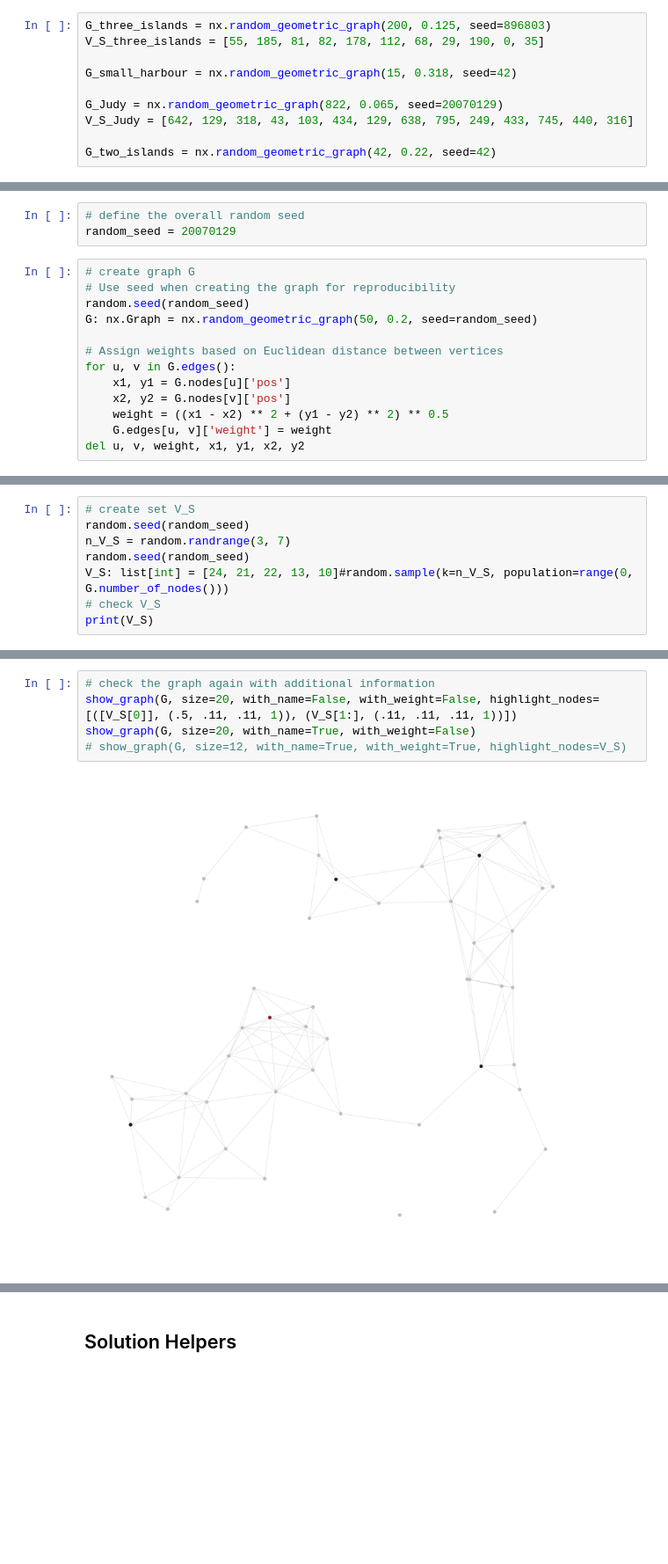
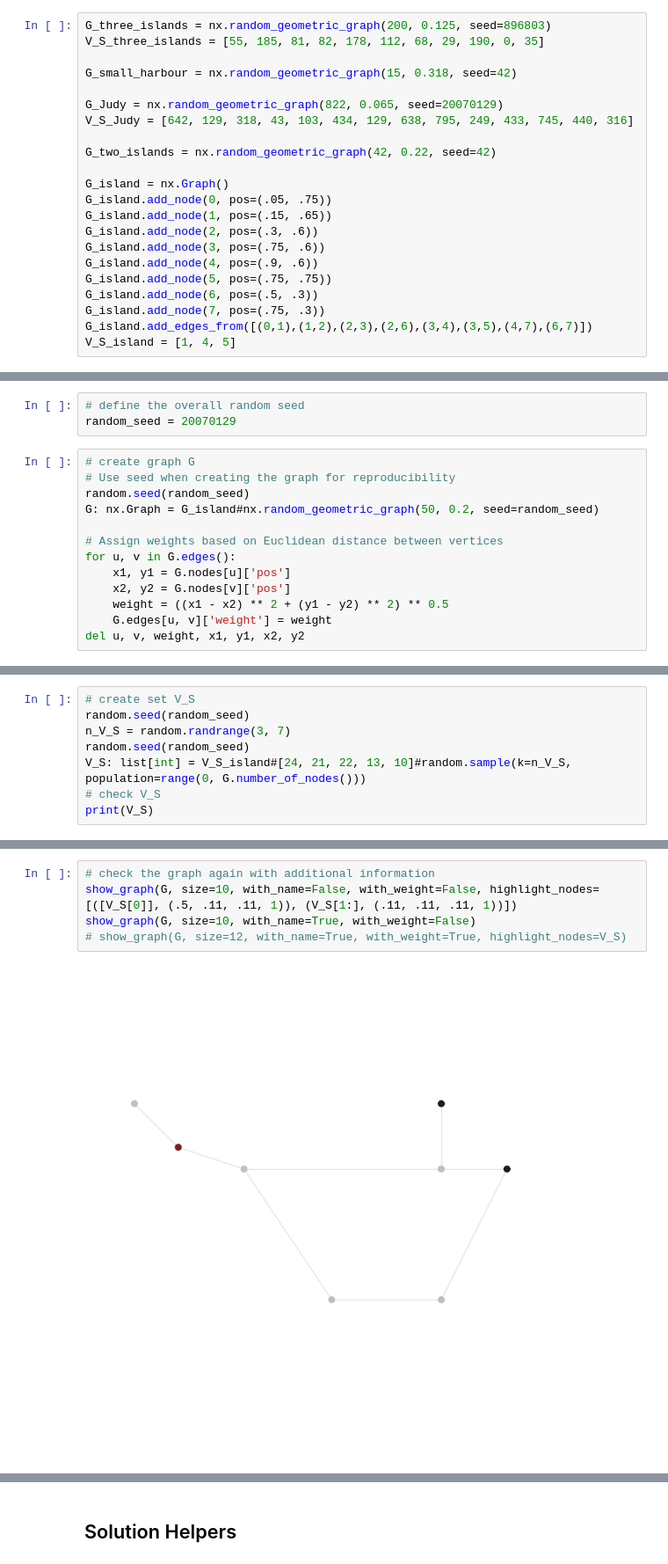
Before and after one commit to WhiteZh/GraphAndMap, a Jupyter notebook: The Train Problem.ipynb, the cells around one changed output, grey strips where cells are left out. Shown: that part at 88% size. Saved outputs shown, nothing was run; the diff lists cells and outputs as text; blank space fills up the shorter version.

```diff
--- a/The Train Problem.ipynb
+++ b/The Train Problem.ipynb
@@ -131,6 +131,18 @@ G_Judy = nx.random_geometric_graph(822, 0.065, seed=20070129)
 V_S_Judy = [642, 129, 318, 43, 103, 434, 129, 638, 795, 249, 433, 745, 440, 316]
 
 G_two_islands = nx.random_geometric_graph(42, 0.22, seed=42)
+
+G_island = nx.Graph()
+G_island.add_node(0, pos=(.05, .75))
+G_island.add_node(1, pos=(.15, .65))
+G_island.add_node(2, pos=(.3, .6))
+G_island.add_node(3, pos=(.75, .6))
+G_island.add_node(4, pos=(.9, .6))
+G_island.add_node(5, pos=(.75, .75))
+G_island.add_node(6, pos=(.5, .3))
+G_island.add_node(7, pos=(.75, .3))
+G_island.add_edges_from([(0,1),(1,2),(2,3),(2,6),(3,4),(3,5),(4,7),(6,7)])
+V_S_island = [1, 4, 5]
 # %% [markdown]
 ## Objects Generation
 # %%
@@ -140,7 +152,7 @@ random_seed = 20070129
 # create graph G
 # Use seed when creating the graph for reproducibility
 random.seed(random_seed)
-G: nx.Graph = nx.random_geometric_graph(50, 0.2, seed=random_seed)
+G: nx.Graph = G_island#nx.random_geometric_graph(50, 0.2, seed=random_seed)
 
 # Assign weights based on Euclidean distance between vertices
 for u, v in G.edges():
@@ -166,7 +178,7 @@ print(V_G)
 random.seed(random_seed)
 n_V_S = random.randrange(3, 7)
 random.seed(random_seed)
-V_S: list[int] = [24, 21, 22, 13, 10]#random.sample(k=n_V_S, population=range(0, G.number_of_nodes()))
+V_S: list[int] = V_S_island#[24, 21, 22, 13, 10]#random.sample(k=n_V_S, population=range(0, G.number_of_nodes()))
 # check V_S
 print(V_S)
 # %% [output]
@@ -174,7 +186,7 @@ print(V_S)
 # %%
 # check the graph again with additional information
-show_graph(G, size=20, with_name=False, with_weight=False, highlight_nodes=[([V_S[0]], (.5, .11, .11, 1)), (V_S[1:], (.11, .11, .11, 1))])
-show_graph(G, size=20, with_name=True, with_weight=False)
+show_graph(G, size=10, with_name=False, with_weight=False, highlight_nodes=[([V_S[0]], (.5, .11, .11, 1)), (V_S[1:], (.11, .11, .11, 1))])
+show_graph(G, size=10, with_name=True, with_weight=False)
 # show_graph(G, size=12, with_name=True, with_weight=True, highlight_nodes=V_S)
 # %% [output]
-[figure, old version]
+[figure, new version]
```
Also changed, not shown: parts of 8 cells of this notebook, 49 other files.
